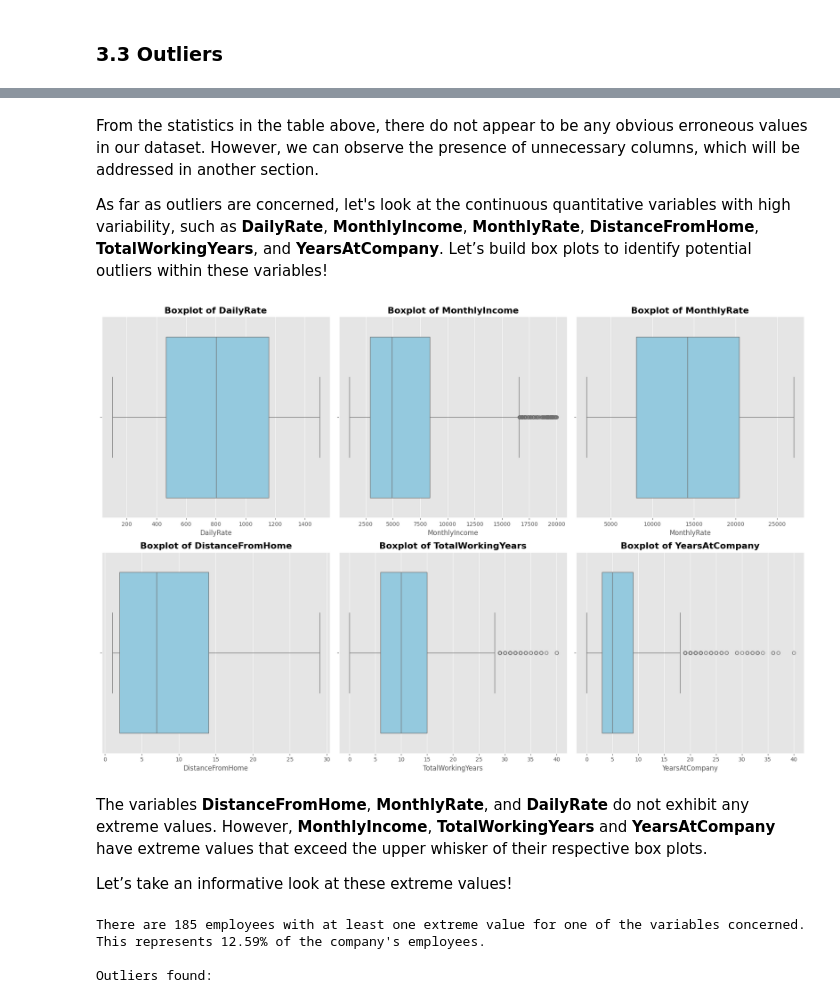
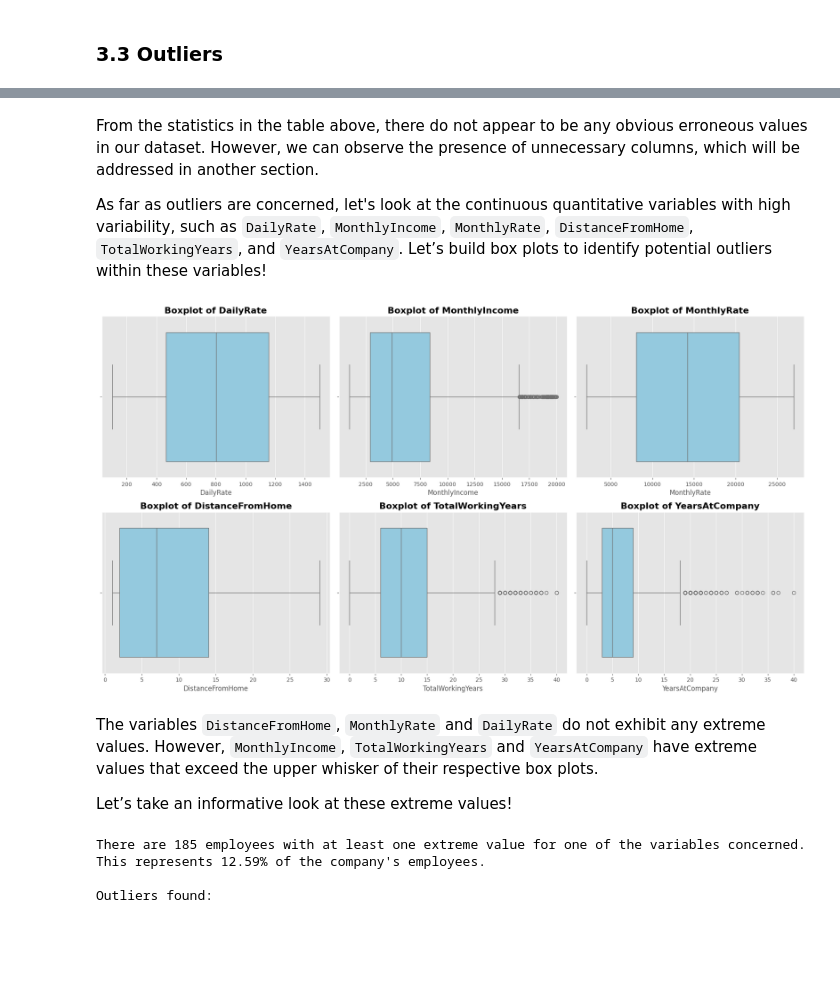
Before and after one commit to 0xArnaudR/IBM-HR-Analytics-Employee-Attrition, a Jupyter notebook: IBM_HR_Analytics_Employee_Attrition.ipynb, the cells around one changed output, grey strips where cells are left out. Drawn from its saved outputs; the diff is of its cells as text; code cells hidden in the pictures; blank space fills up the shorter version.

```diff
--- a/IBM_HR_Analytics_Employee_Attrition.ipynb
+++ b/IBM_HR_Analytics_Employee_Attrition.ipynb
@@ -145,27 +145,27 @@ df.describe(include='all').T
 # %% [markdown]
 From the statistics in the table above, there do not appear to be any obvious erroneous values in our dataset. However, we can observe the presence of unnecessary columns, which will be addressed in another section.
 
-As far as outliers are concerned, let's look at the continuous quantitative variables with high variability, such as **DailyRate**, **MonthlyIncome**, **MonthlyRate**, **DistanceFromHome**, **TotalWorkingYears**, and **YearsAtCompany**. Let’s build box plots to identify potential outliers within these variables!
+As far as outliers are concerned, let's look at the continuous quantitative variables with high variability, such as `DailyRate`, `MonthlyIncome`, `MonthlyRate`, `DistanceFromHome`, `TotalWorkingYears`, and `YearsAtCompany`. Let’s build box plots to identify potential outliers within these variables!
 # %%
 # List of continuous numerical variables to focus on for potential outliers
-potential_outliers = ['DailyRate', 'MonthlyIncome', 'MonthlyRate', 'DistanceFromHome', 'TotalWorkingYears', 'YearsAtCompany']
+potential_outliers = ['DailyRate','MonthlyIncome', 'MonthlyRate', 'DistanceFromHome', 'TotalWorkingYears', 'YearsAtCompany']
 
-plt.figure(figsize=(18, 12))
+plt.figure(figsize=(18, 10))
 
 # Create boxplots for each variable
 for i, var in enumerate(potential_outliers):
     plt.subplot(2, 3, i+1)
     sns.boxplot(data=df, x=var, color='skyblue')
     plt.title(f'Boxplot of {var}', fontsize=16, weight ='bold')
     plt.xlabel(var, fontsize=12)
 
 # Show the plot
 plt.tight_layout()
 plt.show()
 # %% [output]
-[figure, old version]
+[figure, new version]
 # %% [markdown]
-The variables **DistanceFromHome**, **MonthlyRate**, and **DailyRate** do not exhibit any extreme values. However, **MonthlyIncome**, **TotalWorkingYears** and **YearsAtCompany** have extreme values that exceed the upper whisker of their respective box plots.
+The variables `DistanceFromHome`, `MonthlyRate` and `DailyRate` do not exhibit any extreme values. However, `MonthlyIncome`, `TotalWorkingYears` and `YearsAtCompany` have extreme values that exceed the upper whisker of their respective box plots.
 
 Let’s take an informative look at these extreme values!
 # %%
```
Also changed, not shown: parts of 25 cells of this notebook.
